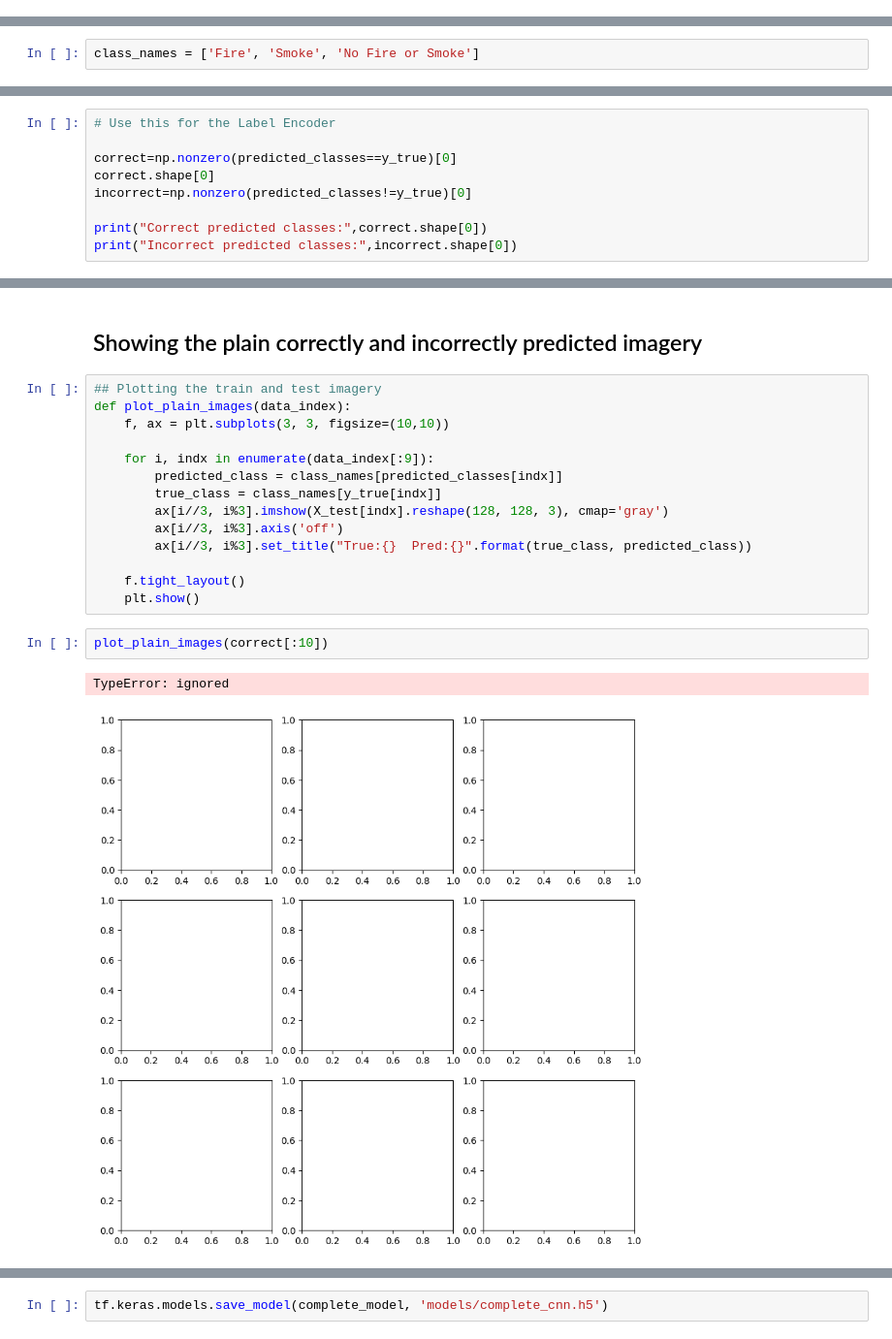
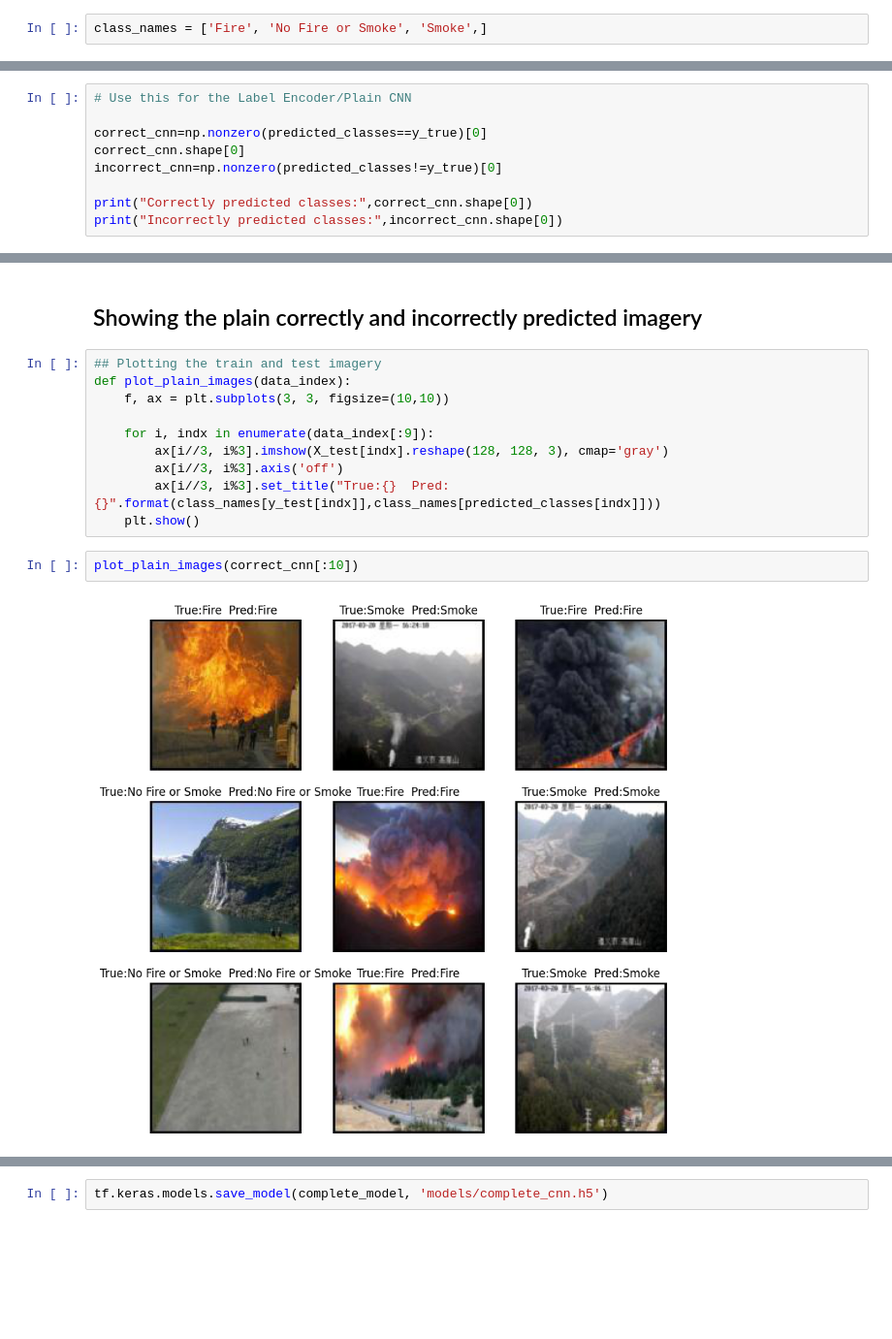
Before and after one commit to KoraySali/Dissertation_Archive, a Jupyter notebook: model_creation.ipynb, the cells around one changed output, grey strips where cells are left out. Shown at 97% size. Saved outputs shown, nothing was run; the diff lists cells and outputs as text; blank space fills up the shorter version.

```diff
--- a/model_creation.ipynb
+++ b/model_creation.ipynb
@@ -452,0 +437,2 @@ Epoch 10/10
+# %%
+class_names = ['Fire', 'No Fire or Smoke', 'Smoke',]
@@ -459,2 +446,0 @@ Accuracy on test dataset: 0.9574999809265137
-# %%
-class_names = ['Fire', 'Smoke', 'No Fire or Smoke']
@@ -466,10 +479,10 @@ y_true=y_test
 # %%
-# Use this for the Label Encoder
+# Use this for the Label Encoder/Plain CNN
 
-correct=np.nonzero(predicted_classes==y_true)[0]
-correct.shape[0]
-incorrect=np.nonzero(predicted_classes!=y_true)[0]
+correct_cnn=np.nonzero(predicted_classes==y_true)[0]
+correct_cnn.shape[0]
+incorrect_cnn=np.nonzero(predicted_classes!=y_true)[0]
 
-print("Correct predicted classes:",correct.shape[0])
-print("Incorrect predicted classes:",incorrect.shape[0])
+print("Correctly predicted classes:",correct_cnn.shape[0])
+print("Incorrectly predicted classes:",incorrect_cnn.shape[0])
 # %% [output]
@@ -495,17 +570,12 @@ def plot_plain_images(data_index):
     f, ax = plt.subplots(3, 3, figsize=(10,10))
 
     for i, indx in enumerate(data_index[:9]):
-        predicted_class = class_names[predicted_classes[indx]]
-        true_class = class_names[y_true[indx]]
         ax[i//3, i%3].imshow(X_test[indx].reshape(128, 128, 3), cmap='gray')
         ax[i//3, i%3].axis('off')
-        ax[i//3, i%3].set_title("True:{}  Pred:{}".format(true_class, predicted_class))
-
-    f.tight_layout()
+        ax[i//3, i%3].set_title("True:{}  Pred:{}".format(class_names[y_test[indx]],class_names[predicted_classes[indx]]))
     plt.show()
 # %%
-plot_plain_images(correct[:10])
+plot_plain_images(correct_cnn[:10])
 # %% [output]
-TypeError: ignored
-[figure, old version]
+[figure, new version]
 # %%
```
Also changed, not shown: parts of 57 cells of this notebook.
